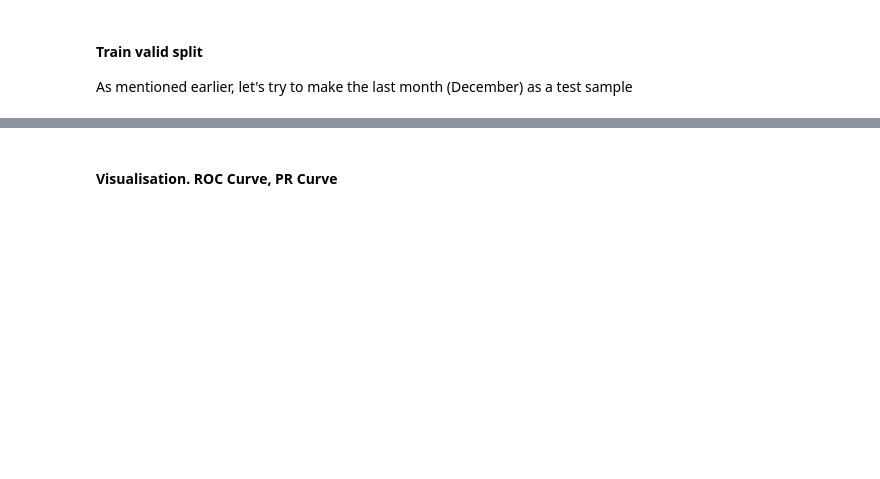
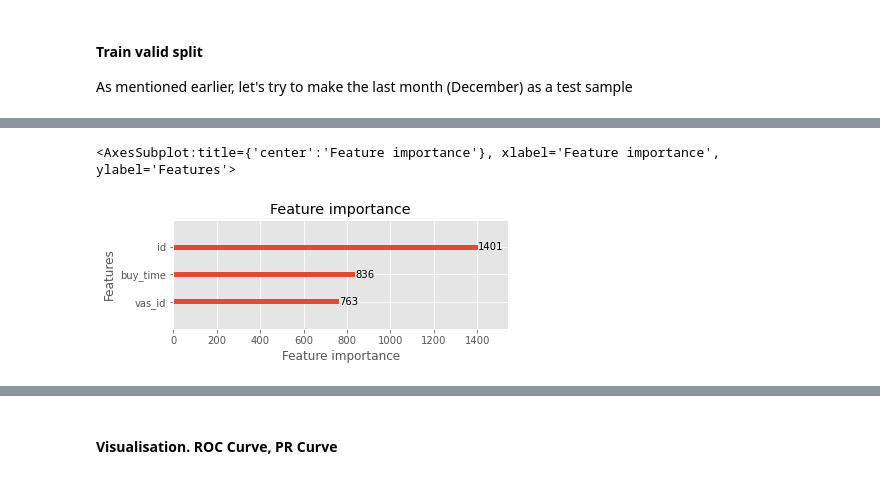
Before and after one commit to hildar/RecSys-Megafon, a Jupyter notebook: Train.ipynb, the cells around one changed output, grey strips where cells are left out. Drawn from its saved outputs; the diff is of its cells as text; code cells hidden in the pictures; blank space fills up the shorter version.

```diff
--- a/Train.ipynb
+++ b/Train.ipynb
@@ -273,2 +230,3 @@ As mentioned earlier, let's try to make the last month (December) as a test samp
 # %%
-SPLIT_DATE = np.datetime64('2018-12-01T00:00:00')
+SPLIT_DATE = np.datetime64('2018-12-01T00:00:00').astype(np.int64)
+SPLIT_DATE
@@ -362 +337,6 @@ print(classification_report(y_val, train_preds[:, 1] >= best_threshold))
 weighted avg       0.94      0.88      0.90    247580
+# %%
+lightgbm.plot_importance(lgb, figsize=(6, 2))
+# %% [output]
+<AxesSubplot:title={'center':'Feature importance'}, xlabel='Feature importance', ylabel='Features'>
+[figure, added]
```
Also changed, not shown: parts of 54 cells of this notebook.
